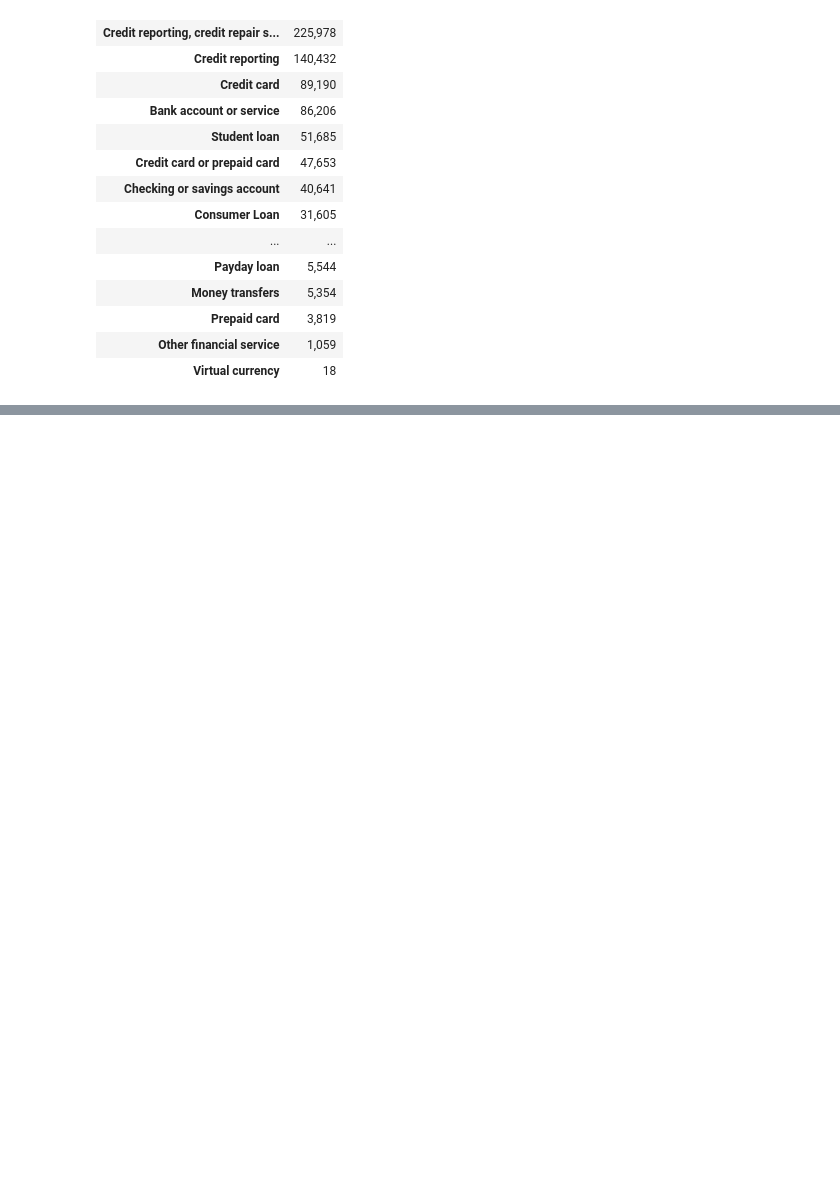
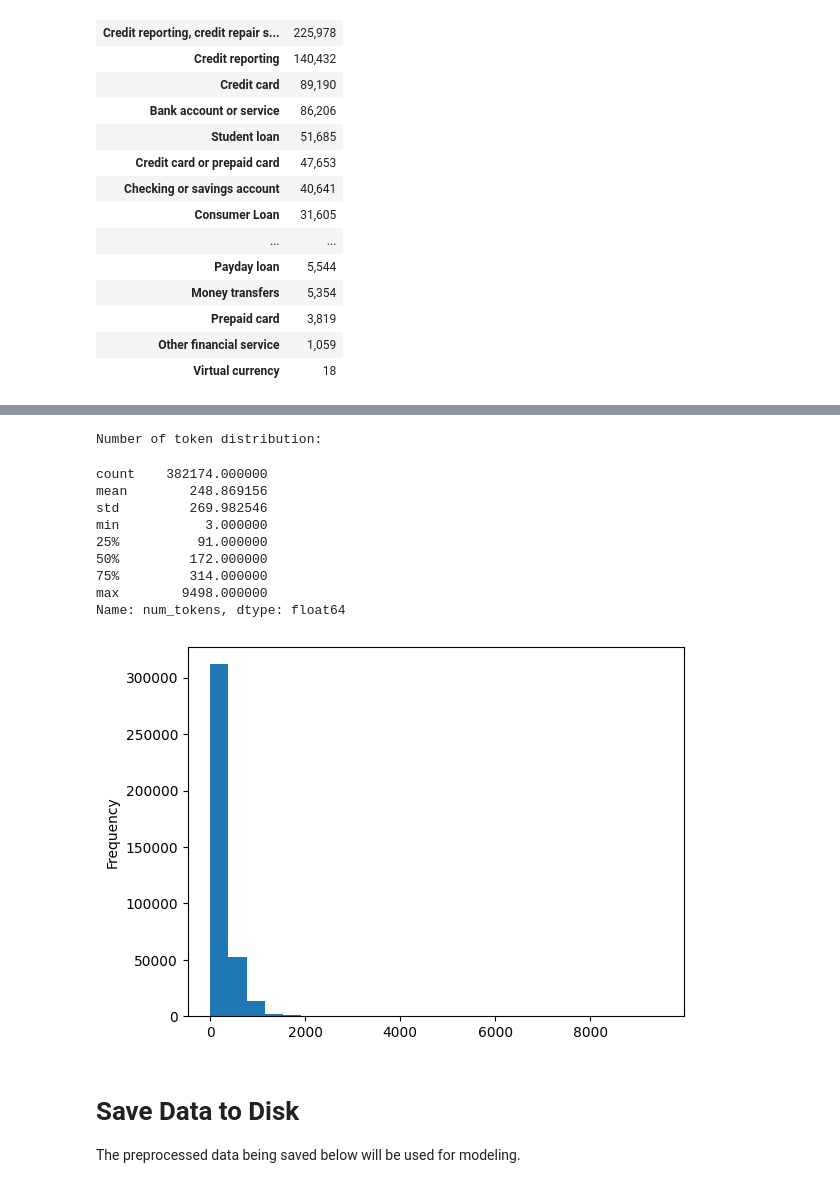
Before and after one commit to mddunlap924/PyTorch-LLM, a Jupyter notebook: notebooks/eda.ipynb, the cells around one changed output, grey strips where cells are left out. Drawn from its saved outputs; the diff is of its cells as text; code cells hidden in the pictures; blank space fills up the shorter version.

```diff
--- a/notebooks/eda.ipynb
+++ b/notebooks/eda.ipynb
@@ -0,0 +23,9 @@
+# %%
+# Path to Data
+PATHS = {'data': '../data/rows.csv',
+         'hf_cache': os.environ['TRANSFORMERS_CACHE'],
+         'save_processed_data': '../data/cfpb.csv',
+         'save_debug_data': '../data/cfpg_debug.csv'}
+
+# Name of the model
+model_name = 'bert-base-uncased'
@@ -156,0 +164,7 @@ Checkout your internet connection or see how to run the library in offline mode
+# %%
+# Load the tokenizer
+tokenizer = AutoTokenizer.from_pretrained(f'{PATHS["hf_cache"]}/'
+                                          f'{model_name}')
+
+# View the Model configuration JSON
+os.system(f'cat {PATHS["hf_cache"]}/{model_name}/config.json')
@@ -156,0 +194,53 @@ Checkout your internet connection or see how to run the library in offline mode
+# %%
+class CountTokens(Dataset):
+    def __init__(self, texts, tok):
+        self.texts = texts
+        self.tok = tok
+
+    def __len__(self):
+        return len(self.texts)
+
+    def __getitem__(self, item):
+        # Number of tokens in string
+        values = self.tok.encode_plus(text=self.texts[item],
+                                      padding=False,
+                                      truncation=False)
+        return len(values['input_ids'])
+
+# Temporary Dataframe
+tmp = data[source_fields[0]].copy().to_frame()
+
+# Datasets and dataloaders
+tokens_dataset = CountTokens(texts=tmp[source_fields[0]].values,
+                             tok=tokenizer)
+tokens_dataloader = DataLoader(tokens_dataset,
+                               batch_size=1_024,
+                               shuffle=False,
+                               num_workers=8)
+
+# Count number of tokens in dataframe
+num_tokens = []
+for count, token_lengths in enumerate(tokens_dataloader):
+    num_tokens.extend(token_lengths.numpy().tolist())
+tmp['num_tokens'] = num_tokens
+print('Number of token distribution:')
+display(tmp.num_tokens.describe())
+tmp.num_tokens.plot(kind='hist', bins=25)
+plt.show()
+del tmp
+# %% [output]
+Number of token distribution:
+count    382174.000000
+mean        248.869156
+std         269.982546
+min           3.000000
+25%          91.000000
+50%         172.000000
+75%         314.000000
+max        9498.000000
+Name: num_tokens, dtype: float64
+[figure, added]
+# %% [markdown]
+# Save Data to Disk
+
+The preprocessed data being saved below will be used for modeling.
```
Also changed, not shown: parts of 13 cells of this notebook, 1 other file.
